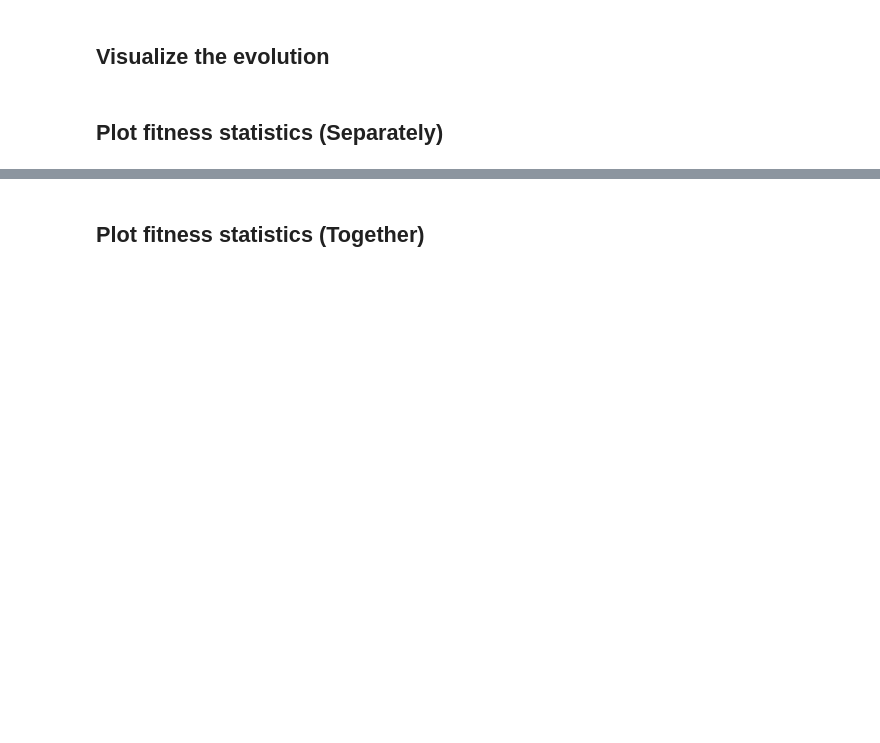
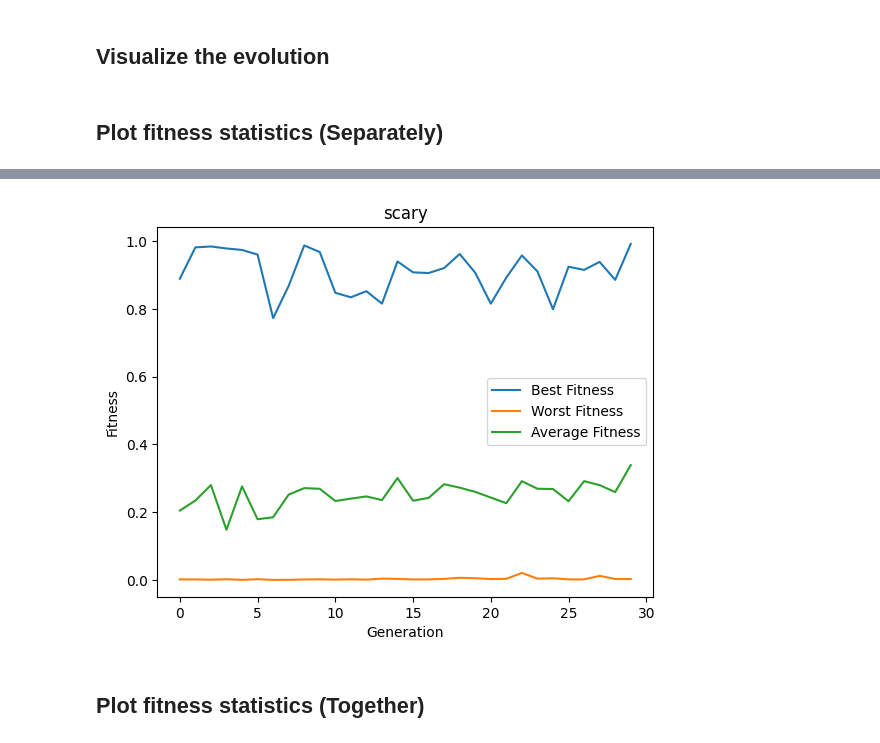
Before and after one commit to malthee/evolutionary-diffusion, a Jupyter notebook: notebooks/nsga_notebook.ipynb, the cells around one changed output, grey strips where cells are left out. Saved outputs shown, nothing was run; the diff lists cells and outputs as text; code cells hidden in the pictures; blank space fills up the shorter version.

```diff
--- a/notebooks/nsga_notebook.ipynb
+++ b/notebooks/nsga_notebook.ipynb
@@ -111,5 +115,7 @@ plot_fitness_statistics(num_generations, nsga.best_fitness, nsga.worst_fitness,
 # %%
-plot_fitness_statistics(num_generations, nsga.best_fitness, nsga.worst_fitness, nsga.avg_fitness, title=metrics[5], multi_objective_plot_index=1)
+plot_fitness_statistics(num_generations, nsga.best_fitness, nsga.worst_fitness, nsga.avg_fitness, title=metrics[2], multi_objective_plot_index=2)
+# %% [output]
+[figure, added]
 # %% [markdown]
 ## Plot fitness statistics (Together)
 # %%
```
Also changed, not shown: parts of 4 cells of this notebook, 3 other files.
